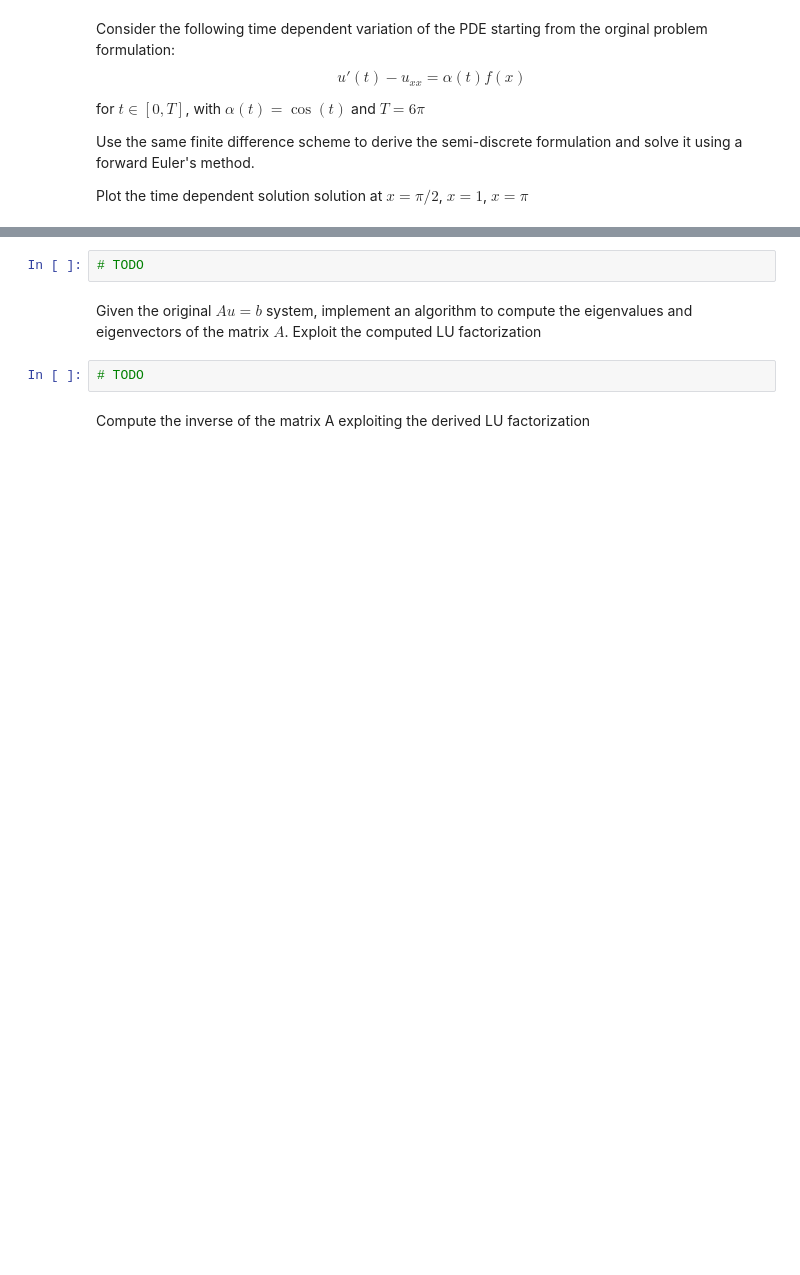
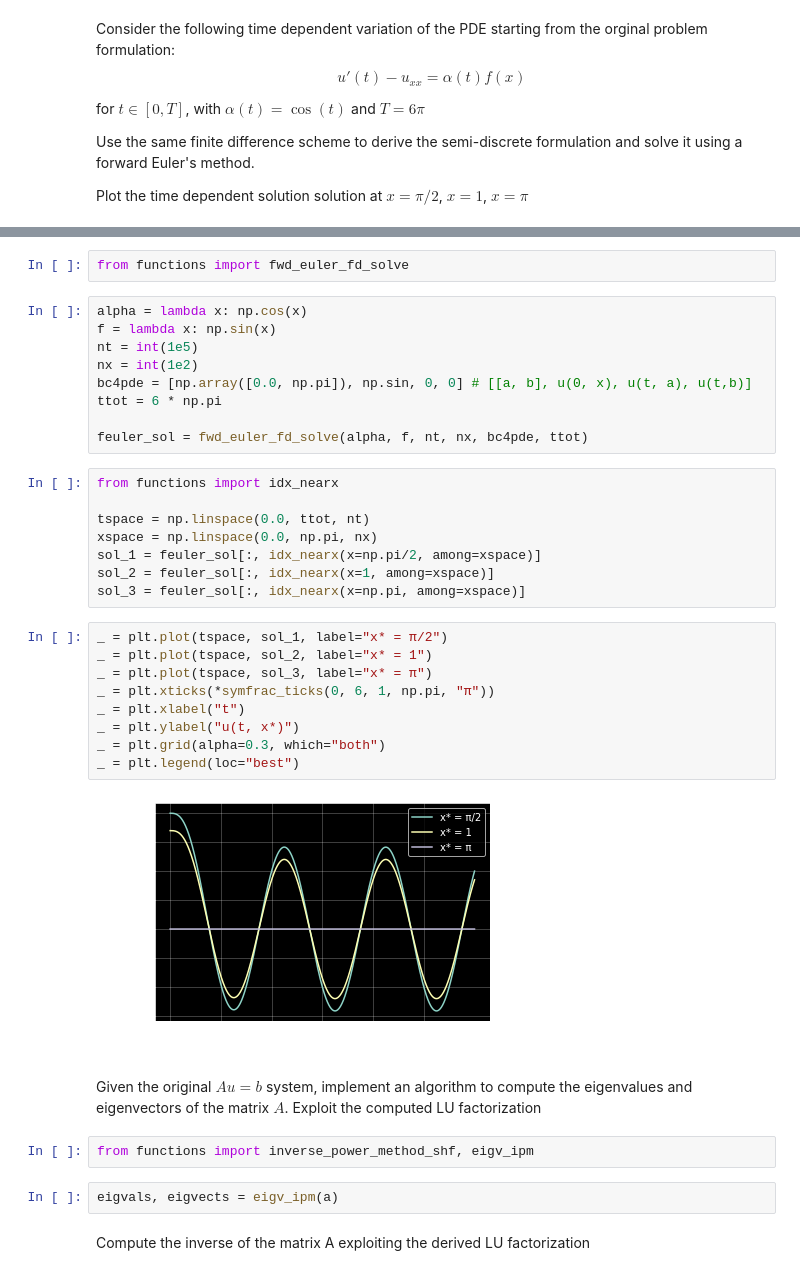
Before and after one commit to emaballarin/numerical-analysis-2021-2022, a Jupyter notebook: final_project/EBallarin_FinalProject_2021_2022.ipynb, the cells around one changed output, grey strips where cells are left out. Saved outputs shown, nothing was run; the diff lists cells and outputs as text; blank space fills up the shorter version.

```diff
--- a/final_project/EBallarin_FinalProject_2021_2022.ipynb
+++ b/final_project/EBallarin_FinalProject_2021_2022.ipynb
@@ -118,9 +143,39 @@ $x=\pi$
 # %%
-# TODO
+from functions import fwd_euler_fd_solve
+# %%
+alpha = lambda x: np.cos(x)
+f = lambda x: np.sin(x)
+nt = int(1e5)
+nx = int(1e2)
+bc4pde = [np.array([0.0, np.pi]), np.sin, 0, 0] # [[a, b], u(0, x), u(t, a), u(t,b)]
+ttot = 6 * np.pi
+
+feuler_sol = fwd_euler_fd_solve(alpha, f, nt, nx, bc4pde, ttot)
+# %%
+from functions import idx_nearx
+
+tspace = np.linspace(0.0, ttot, nt)
+xspace = np.linspace(0.0, np.pi, nx)
+sol_1 = feuler_sol[:, idx_nearx(x=np.pi/2, among=xspace)]
+sol_2 = feuler_sol[:, idx_nearx(x=1, among=xspace)]
+sol_3 = feuler_sol[:, idx_nearx(x=np.pi, among=xspace)]
+# %%
+_ = plt.plot(tspace, sol_1, label="x* = π/2")
+_ = plt.plot(tspace, sol_2, label="x* = 1")
+_ = plt.plot(tspace, sol_3, label="x* = π")
+_ = plt.xticks(*symfrac_ticks(0, 6, 1, np.pi, "π"))
+_ = plt.xlabel("t")
+_ = plt.ylabel("u(t, x*)")
+_ = plt.grid(alpha=0.3, which="both")
+_ = plt.legend(loc="best")
+# %% [output]
+[figure, added]
 # %% [markdown]
 Given the original $Au = b$ system, implement an algorithm to compute the eigenvalues and eigenvectors of the matrix $A$. Exploit the computed LU factorization
 # %%
-# TODO
+from functions import inverse_power_method_shf, eigv_ipm
+# %%
+eigvals, eigvects = eigv_ipm(a)
 # %% [markdown]
 Compute the inverse of the matrix A exploiting the derived LU factorization
 # %%
```
Also changed, not shown: parts of 18 cells of this notebook, 3 other files.
